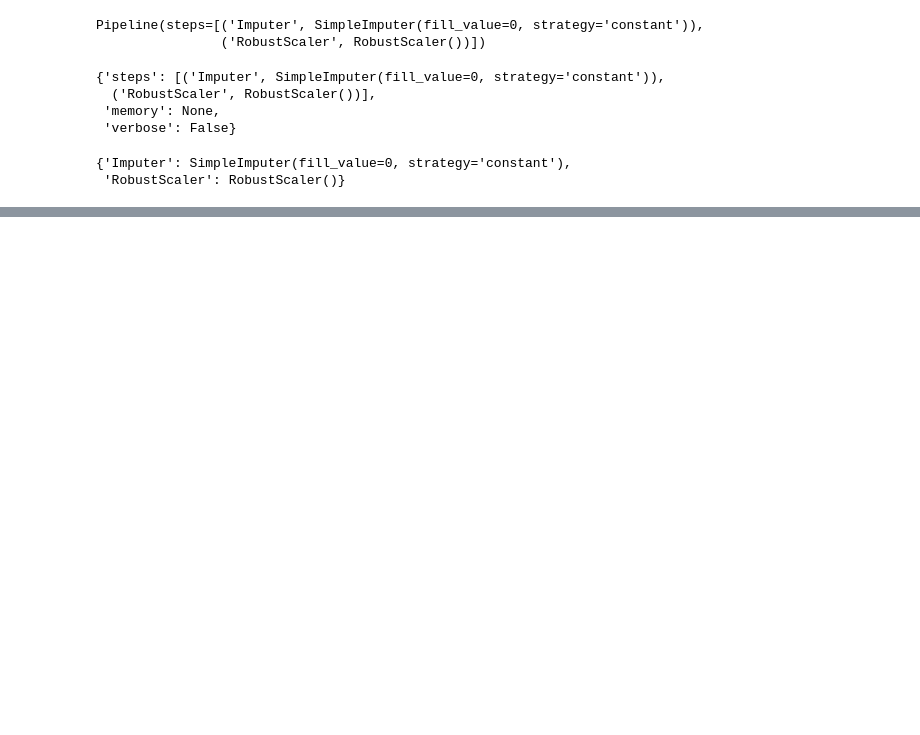
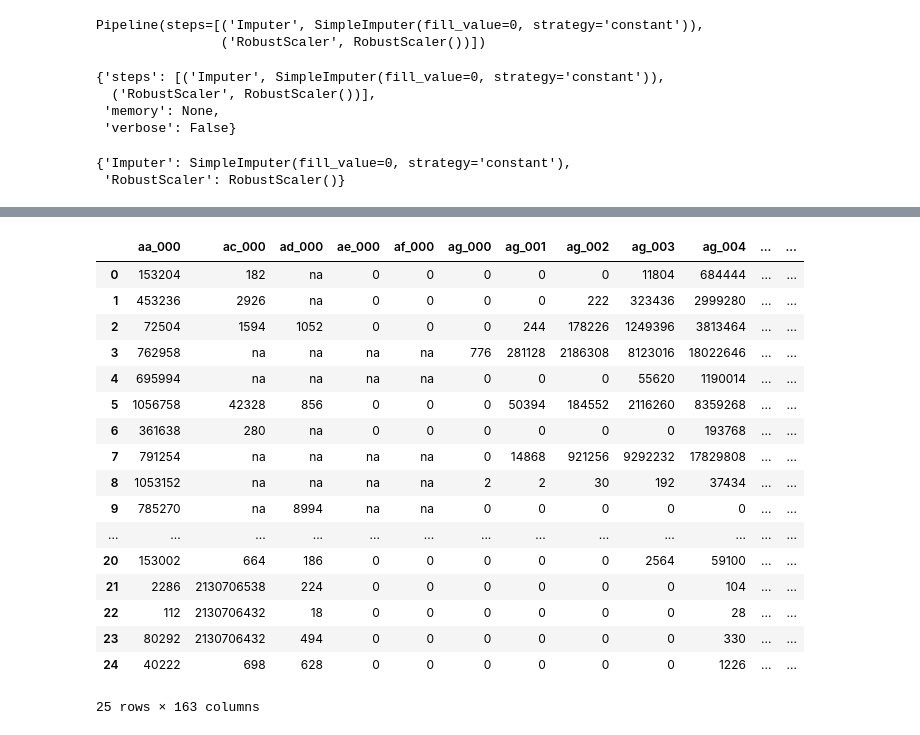
Before and after one commit to LijiAlex/SensorFaultDetection, a Jupyter notebook: Notebook/trails.ipynb, the cells around one changed output, grey strips where cells are left out. Cells and saved outputs as stored; diff of their text form; code cells hidden in the pictures; blank space fills up the shorter version.

Commit message:
prediction pipeline updated\

```diff
--- a/Notebook/trails.ipynb
+++ b/Notebook/trails.ipynb
@@ -33,0 +96,23 @@ transformation_object.named_steps
+# %%
+pred_pipeline = PredictionPipeline(r"https://raw.githubusercontent.com/LijiAlex/Datasets/main/sensor_12232457675.csv")
+# %%
+pred_pipeline.load_input_data()
+# %% [output]
+|  | aa_000 | ac_000 | ad_000 | ae_000 | af_000 | ag_000 | ag_001 | ag_002 | ag_003 | ag_004 | ... | ... |
+| 0 | 153204 | 182 | na | 0 | 0 | 0 | 0 | 0 | 11804 | 684444 | ... | ... |
+| 1 | 453236 | 2926 | na | 0 | 0 | 0 | 0 | 222 | 323436 | 2999280 | ... | ... |
+| 2 | 72504 | 1594 | 1052 | 0 | 0 | 0 | 244 | 178226 | 1249396 | 3813464 | ... | ... |
+| 3 | 762958 | na | na | na | na | 776 | 281128 | 2186308 | 8123016 | 18022646 | ... | ... |
+| 4 | 695994 | na | na | na | na | 0 | 0 | 0 | 55620 | 1190014 | ... | ... |
+| 5 | 1056758 | 42328 | 856 | 0 | 0 | 0 | 50394 | 184552 | 2116260 | 8359268 | ... | ... |
+| 6 | 361638 | 280 | na | 0 | 0 | 0 | 0 | 0 | 0 | 193768 | ... | ... |
+| 7 | 791254 | na | na | na | na | 0 | 14868 | 921256 | 9292232 | 17829808 | ... | ... |
+| 8 | 1053152 | na | na | na | na | 2 | 2 | 30 | 192 | 37434 | ... | ... |
+| 9 | 785270 | na | 8994 | na | na | 0 | 0 | 0 | 0 | 0 | ... | ... |
+| ... | ... | ... | ... | ... | ... | ... | ... | ... | ... | ... | ... | ... |
+| 20 | 153002 | 664 | 186 | 0 | 0 | 0 | 0 | 0 | 2564 | 59100 | ... | ... |
+| 21 | 2286 | 2130706538 | 224 | 0 | 0 | 0 | 0 | 0 | 0 | 104 | ... | ... |
+| 22 | 112 | 2130706432 | 18 | 0 | 0 | 0 | 0 | 0 | 0 | 28 | ... | ... |
+| 23 | 80292 | 2130706432 | 494 | 0 | 0 | 0 | 0 | 0 | 0 | 330 | ... | ... |
+| 24 | 40222 | 698 | 628 | 0 | 0 | 0 | 0 | 0 | 0 | 1226 | ... | ... |
+25 rows × 163 columns
```
Also changed, not shown: parts of 15 cells of this notebook, 13 other files.
